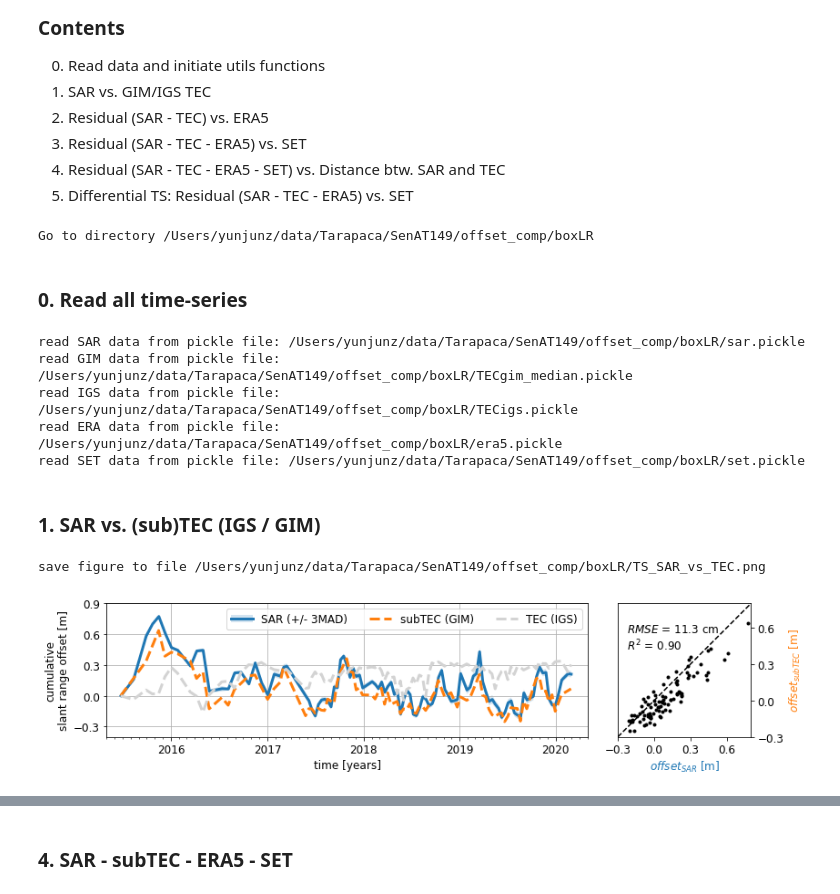
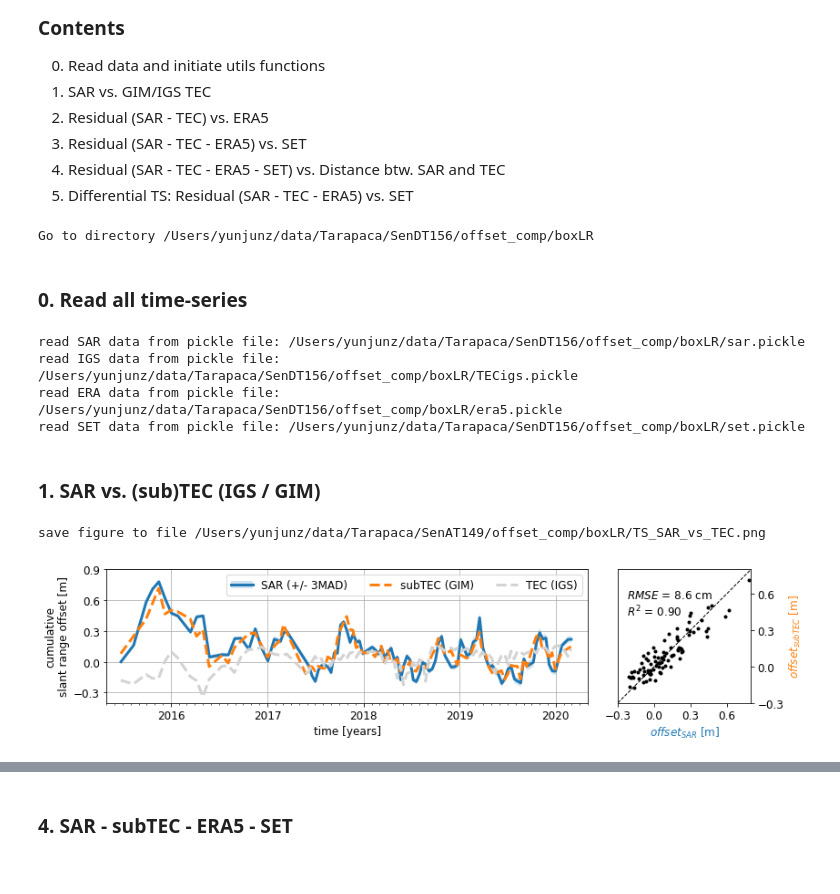
Before and after one commit to yunjunz/2022-Geolocation, a Jupyter notebook: offset_comp.ipynb, the cells around one changed output, grey strips where cells are left out. Cells and saved outputs as stored; diff of their text form; code cells hidden in the pictures.

```diff
--- a/offset_comp.ipynb
+++ b/offset_comp.ipynb
@@ -27,35 +27,42 @@ from scipy import stats
 from matplotlib import pyplot as plt, ticker, gridspec
 from mintpy.utils import plot as pp
 from offset import utils
-plt.rcParams.update({'font.size': 12})
 fig_size = [9, 4]
 
 # config
 n = 3                   # number of med abs dev
 dt_s1ab = dt.datetime(2016, 10, 7)    # dateime separating S1A and S1B
+dt2 = dt.datetime(2017, 9, 1)
 tec_src = 'GIM'            # GIM / IGS
 tec_type = 'subTEC'        # subTEC / TEC
 save = True
 
 # location of interest
-#box = (85, 25, 145, 70);  box_suffix = 'boxCC'   # box to read for range offset in (x0, y0, x1, y1)
-box = (10, 55, 20, 70);   box_suffix = 'boxCL'   # box in the center left with low  altitude
-box = (200, 15, 215, 30); box_suffix = 'boxLR'   # box in the lower right with high altitude
+win = 5  # half size of the window of interest
+lalo = [-21.29, -69.58]; box_suffix = 'boxCL'   # box in the center left with low  altitude; box = (10,  55,  20, 70) for SenAT149
+lalo = [-21.30, -67.39]; box_suffix = 'boxLR'   # box in the lower right with high altitude; box = (200, 15, 215, 30) for SenAT149
 
 # dir
-proj_dir = os.path.expanduser('~/data/Tarapaca/SenAT149')
+proj_name = 'SenDT156'   # SenAT149, SenDT156
+proj_dir = os.path.expanduser(os.path.join('~/data/Tarapaca', proj_name))
 work_dir = os.path.join(proj_dir, 'offset_comp', box_suffix)
 os.chdir(work_dir)
 print('Go to directory', work_dir)
+
+plt.rcParams.update({'font.size': 12})
+if proj_name == 'SenAT149':
+    plt.rcParams.update({'lines.linewidth': 3.0})
+else:
+    plt.rcParams.update({'lines.linewidth': 1.5})
 # %% [output]
-Go to directory /Users/yunjunz/data/Tarapaca/SenAT149/offset_comp/boxLR
+Go to directory /Users/yunjunz/data/Tarapaca/SenDT156/offset_comp/boxLR
 # %% [markdown]
 ### 0. Read all time-series
 # %%
 # utils function
 def plot_dot_figure(ax, x, y, xname, yname, vlim, vstep=0.2, fbase='offset'):
     ax.plot(x, y, 'k.')
-    ax.plot(vlim, vlim, 'k--')
+    ax.plot(vlim, vlim, 'k--', lw=1)
 
     # axis format
     ax.xaxis.set_major_locator(ticker.MultipleLocator(vstep))
@@ -81,11 +88,10 @@ def plot_dot_figure(ax, x, y, xname, yname, vlim, vstep=0.2, fbase='offset'):
 # read files into dict
 dDict, flag = utils.read_offset_files(work_dir)
 # %% [output]
-read SAR data from pickle file: /Users/yunjunz/data/Tarapaca/SenAT149/offset_comp/boxLR/sar.pickle
-read GIM data from pickle file: /Users/yunjunz/data/Tarapaca/SenAT149/offset_comp/boxLR/TECgim_median.pickle
-read IGS data from pickle file: /Users/yunjunz/data/Tarapaca/SenAT149/offset_comp/boxLR/TECigs.pickle
-read ERA data from pickle file: /Users/yunjunz/data/Tarapaca/SenAT149/offset_comp/boxLR/era5.pickle
-read SET data from pickle file: /Users/yunjunz/data/Tarapaca/SenAT149/offset_comp/boxLR/set.pickle
+read SAR data from pickle file: /Users/yunjunz/data/Tarapaca/SenDT156/offset_comp/boxLR/sar.pickle
+read IGS data from pickle file: /Users/yunjunz/data/Tarapaca/SenDT156/offset_comp/boxLR/TECigs.pickle
+read ERA data from pickle file: /Users/yunjunz/data/Tarapaca/SenDT156/offset_comp/boxLR/era5.pickle
+read SET data from pickle file: /Users/yunjunz/data/Tarapaca/SenDT156/offset_comp/boxLR/set.pickle
 # %% [markdown]
 ### 1. SAR vs. (sub)TEC (IGS / GIM)
 # %%
@@ -111,37 +117,39 @@ y3 = dDict['IGS']['range_delay4Cband_TEC'] * -1
 # align other data to SAR with a constant
 # Notes at 2020-08-25 by ZY: tried use the median difference as yoff, not noticeable difference, thus use the 1st for simplicity
 y1 -= y1[0]
-y2 -= y2[0]
-y3 -= y3[0]
+y2 -= np.median((y2 - y1[flag])[x2 > dt2])
+y3 -= np.median((y3 - y1)[x3 > dt2])
+#y2 -= y2[0]
+#y3 -= y3[0]
 
 p10  = ax.fill_between(x1, y1 - y1e, y1 + y1e, fc='C0', ec='none', alpha=0.2)
-p11, = ax.plot(x1, y1,  '-', color='C0',        ms=6, lw=3)
-p2,  = ax.plot(x2, y2, '--', color='C1',        ms=6, lw=3)
-p3,  = ax.plot(x3, y3, '--', color='lightgray', ms=6, lw=3)
+p11, = ax.plot(x1, y1,  '-', color='C0',        ms=6)
+p2,  = ax.plot(x2, y2, '--', color='C1',        ms=6)
+p3,  = ax.plot(x3, y3, '--', color='lightgray', ms=6)
 
 # axis format
 vstep = 0.3
 ax.set_xlim(dt.datetime(2015, 5, 1), dt.datetime(2020, 5, 1))
 ax.set_ylim(-0.4, 0.9)
 ax.yaxis.set_major_locator(ticker.MultipleLocator(vstep))
 ax.set_xlabel('time [years]')
 ax.set_ylabel('cumulative\nslant range offset [m]')
 pp.auto_adjust_xaxis_date(ax, x1, every_year=1, buffer_year=None)
 ax.legend(handles=[(p10, p11), p2, p3],
           labels=['SAR (+/- 3MAD)', 'subTEC (GIM)', 'TEC (IGS)'],
           loc='upper right', ncol=3)
 ax.grid('on')
 
 ## dot figure
 plot_dot_figure(ax2, x=y1[flag], y=y2, xname='SAR', yname='subTEC', vlim=(-0.3, 0.8), vstep=vstep)
 fig.tight_layout()
 
 # output
 out_fig = os.path.join(work_dir, 'TS_SAR_vs_TEC.png')
 print('save figure to file', out_fig)
 if save:
     plt.savefig(out_fig, bbox_inches='tight', transparent=True, dpi=300)
 plt.show()
 # %% [output]
 save figure to file /Users/yunjunz/data/Tarapaca/SenAT149/offset_comp/boxLR/TS_SAR_vs_TEC.png
-[figure, old version]
+[figure, new version]
```
Also changed, not shown: parts of 9 cells of this notebook, 6 other files.
